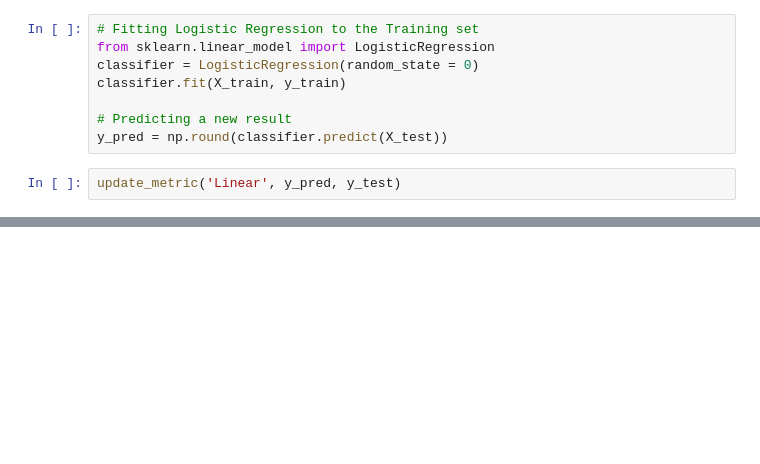
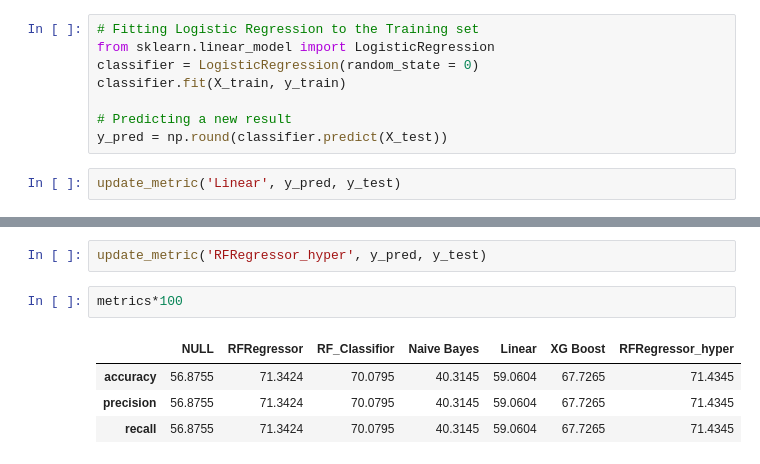
Before and after one commit to namanjn1988/EarthQuakeDamage, a Jupyter notebook: EarthQuakePrediction.ipynb, the cells around one changed output, grey strips where cells are left out. Cells and saved outputs as stored; diff of their text form; blank space fills up the shorter version.

```diff
--- a/EarthQuakePrediction.ipynb
+++ b/EarthQuakePrediction.ipynb
@@ -269,0 +340,9 @@ ax.grid();
+# %%
+update_metric('RFRegressor_hyper', y_pred, y_test)
+# %%
+metrics*100
+# %% [output]
+|  | NULL | RFRegressor | RF_Classifior | Naive Bayes | Linear | XG Boost | RFRegressor_hyper |
+| accuracy | 56.8755 | 71.3424 | 70.0795 | 40.3145 | 59.0604 | 67.7265 | 71.4345 |
+| precision | 56.8755 | 71.3424 | 70.0795 | 40.3145 | 59.0604 | 67.7265 | 71.4345 |
+| recall | 56.8755 | 71.3424 | 70.0795 | 40.3145 | 59.0604 | 67.7265 | 71.4345 |
```
Also changed, not shown: parts of 14 cells of this notebook.
